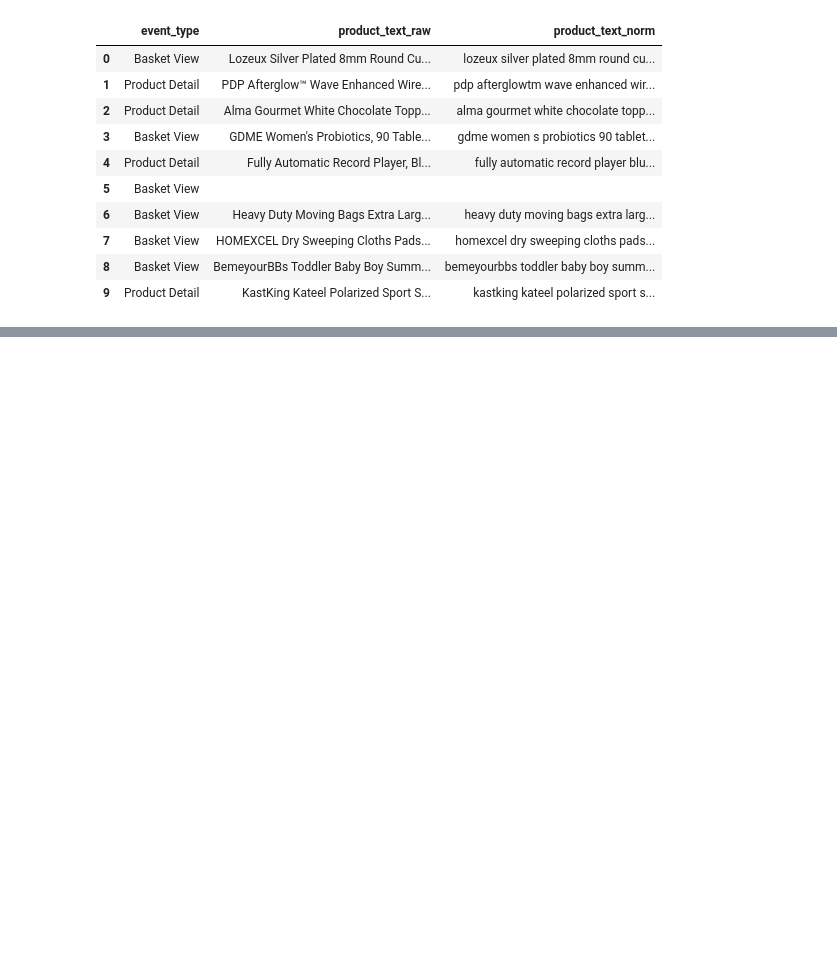
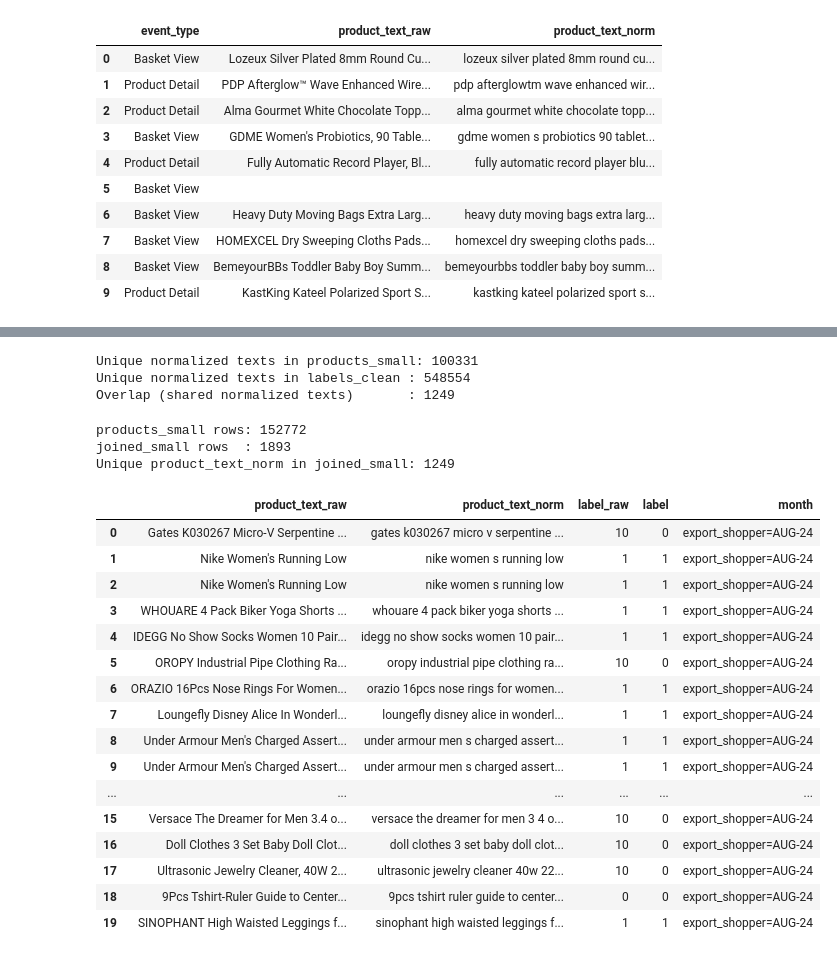
Before and after one commit to rlvramana/Product-Classifcation, a Jupyter notebook: notebooks/02_join_json_and_labels.ipynb, the cells around one changed output, grey strips where cells are left out. Cells and saved outputs as stored; diff of their text form; code cells hidden in the pictures; blank space fills up the shorter version.

```diff
--- a/notebooks/02_join_json_and_labels.ipynb
+++ b/notebooks/02_join_json_and_labels.ipynb
@@ -132,0 +235,22 @@ Sample JSON columns: ['event_id', 'panelist_id', 'event_name', 'event_type', 'st
+# %%
+# Build a small combined products table using 0000_part_00.json from each month.
+# This is a "pilot" dataset to develop and test join + cleaning logic
+# before scaling up to all 128 files per month.
+
+from config import RAW_DATA_DIR
+from preprocessing import load_json_file_products
+from pathlib import Path
+
+first_part_paths = sorted(RAW_DATA_DIR.glob("export_shopper=*/0000_part_00.json"))
+
+all_products_small = []
+for path in first_part_paths:
+    df_month = load_json_file_products(Path(path))
+    print(f"{path.parent.name} - rows with usable text: {len(df_month)}")
+    all_products_small.append(df_month)
+
+products_small = pd.concat(all_products_small, ignore_index=True)
+
+print("\nCombined small products table shape:", products_small.shape)
+print("Rows per month in this small combined table:")
+print(products_small["month"].value_counts().sort_index())
@@ -132,0 +275,57 @@ Sample JSON columns: ['event_id', 'panelist_id', 'event_name', 'event_type', 'st
+# %%
+# Check how much overlap we have between JSON product texts and label texts
+
+prod_unique = products_small["product_text_norm"].nunique()
+label_unique = labels_clean["product_text_norm"].nunique()
+
+overlap = len(
+    set(products_small["product_text_norm"]) & set(labels_clean["product_text_norm"])
+)
+
+print(f"Unique normalized texts in products_small: {prod_unique}")
+print(f"Unique normalized texts in labels_clean : {label_unique}")
+print(f"Overlap (shared normalized texts)       : {overlap}")
+# %% [output]
+Unique normalized texts in products_small: 100331
+Unique normalized texts in labels_clean : 548554
+Overlap (shared normalized texts)       : 1249
+# %%
+# Join products_small with labels_clean on product_text_norm (inner join)
+
+cols_labels_for_join = ["product_text_norm", "label", "label_raw"]
+
+joined_small = products_small.merge(
+    labels_clean[cols_labels_for_join],
+    on="product_text_norm",
+    how="inner",
+)
+
+print("products_small rows:", len(products_small))
+print("joined_small rows  :", len(joined_small))
+print("Unique product_text_norm in joined_small:", joined_small["product_text_norm"].nunique())
+
+# Show a small sample of joined rows
+joined_small[
+    ["product_text_raw", "product_text_norm", "label_raw", "label", "month"]
+].head(20)
+# %% [output]
+products_small rows: 152772
+joined_small rows  : 1893
+Unique product_text_norm in joined_small: 1249
+|  | product_text_raw | product_text_norm | label_raw | label | month |
+| 0 | Gates K030267 Micro-V Serpentine ... | gates k030267 micro v serpentine ... | 10 | 0 | export_shopper=AUG-24 |
+| 1 | Nike Women's Running Low | nike women s running low | 1 | 1 | export_shopper=AUG-24 |
+| 2 | Nike Women's Running Low | nike women s running low | 1 | 1 | export_shopper=AUG-24 |
+| 3 | WHOUARE 4 Pack Biker Yoga Shorts ... | whouare 4 pack biker yoga shorts ... | 1 | 1 | export_shopper=AUG-24 |
+| 4 | IDEGG No Show Socks Women 10 Pair... | idegg no show socks women 10 pair... | 1 | 1 | export_shopper=AUG-24 |
+| 5 | OROPY Industrial Pipe Clothing Ra... | oropy industrial pipe clothing ra... | 10 | 0 | export_shopper=AUG-24 |
+| 6 | ORAZIO 16Pcs Nose Rings For Women... | orazio 16pcs nose rings for women... | 1 | 1 | export_shopper=AUG-24 |
+| 7 | Loungefly Disney Alice In Wonderl... | loungefly disney alice in wonderl... | 1 | 1 | export_shopper=AUG-24 |
+| 8 | Under Armour Men's Charged Assert... | under armour men s charged assert... | 1 | 1 | export_shopper=AUG-24 |
+| 9 | Under Armour Men's Charged Assert... | under armour men s charged assert... | 1 | 1 | export_shopper=AUG-24 |
+| ... | ... | ... | ... | ... | ... |
+| 15 | Versace The Dreamer for Men 3.4 o... | versace the dreamer for men 3 4 o... | 10 | 0 | export_shopper=AUG-24 |
+| 16 | Doll Clothes 3 Set Baby Doll Clot... | doll clothes 3 set baby doll clot... | 10 | 0 | export_shopper=AUG-24 |
+| 17 | Ultrasonic Jewelry Cleaner, 40W 2... | ultrasonic jewelry cleaner 40w 22... | 10 | 0 | export_shopper=AUG-24 |
+| 18 | 9Pcs Tshirt-Ruler Guide to Center... | 9pcs tshirt ruler guide to center... | 0 | 0 | export_shopper=AUG-24 |
+| 19 | SINOPHANT High Waisted Leggings f... | sinophant high waisted leggings f... | 1 | 1 | export_shopper=AUG-24 |
```
Also changed, not shown: parts of 14 cells of this notebook, 1 other file.
